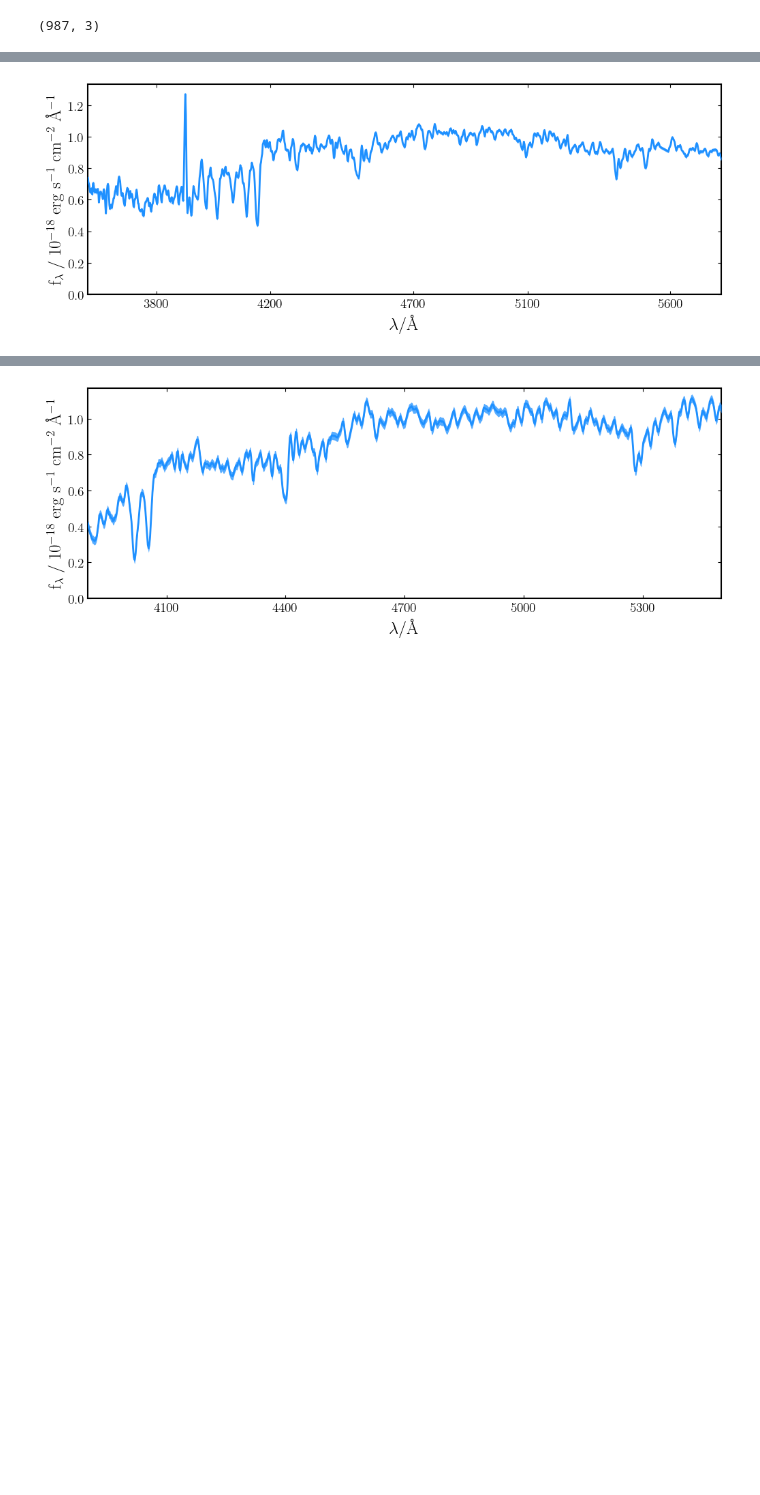
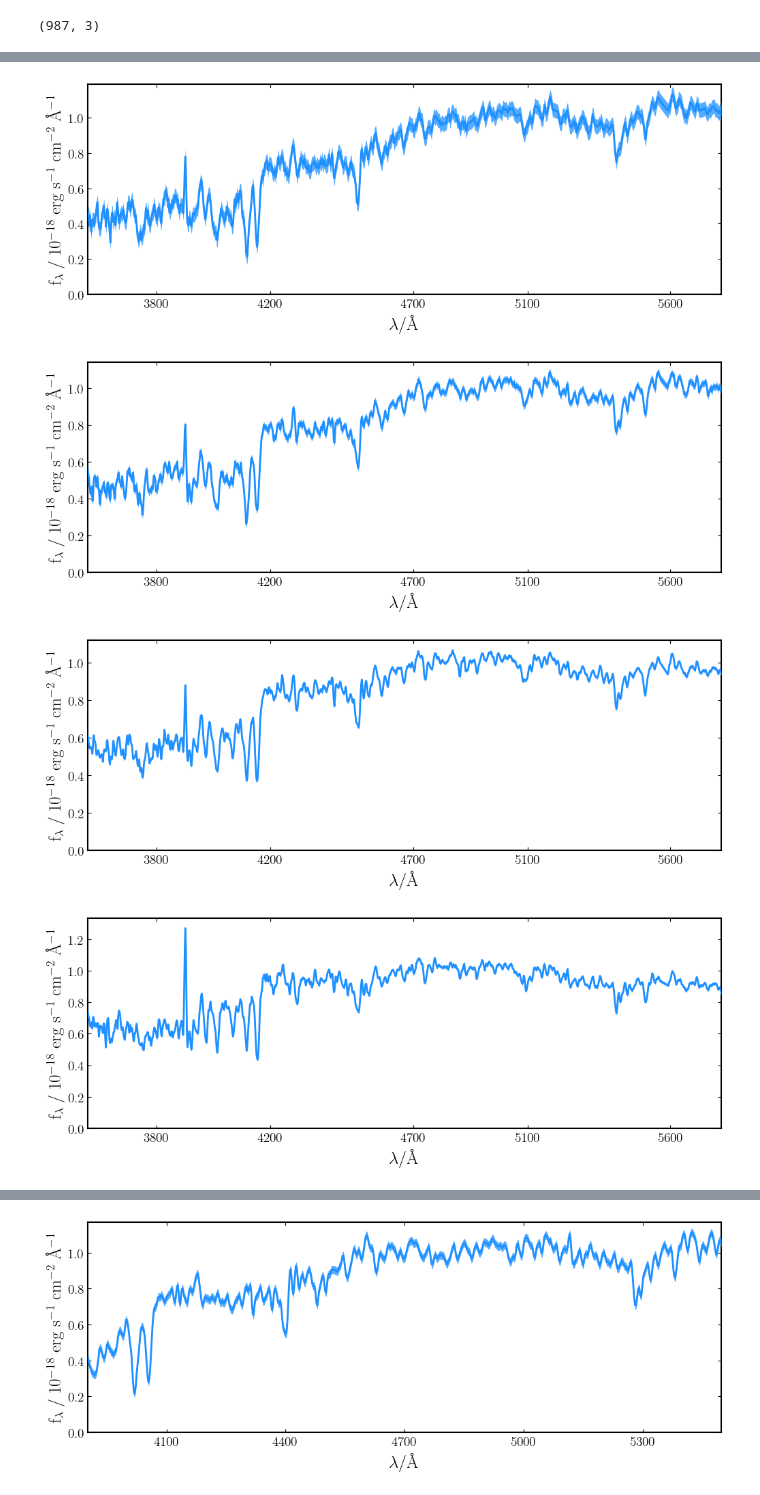
Before and after one commit to yoachim/glsbPaper, a Jupyter notebook: remake/load_spec_mask.ipynb, the cells around one changed output, grey strips where cells are left out. Saved outputs shown, nothing was run; the diff lists cells and outputs as text; code cells hidden in the pictures; blank space fills up the shorter version.

```diff
--- a/remake/load_spec_mask.ipynb
+++ b/remake/load_spec_mask.ipynb
@@ -32,16 +32,22 @@ def load_malin2(ID):
     rough_err[bp] = 1e6
 
     bp = np.where(wave > 5780)
-
     rough_spec[bp] = 0
     rough_err[bp] = 1e6
+
+    if ID == 5:
+        bp = np.where(wave > 5770)
+        rough_spec[bp] = 0
+        rough_err[bp] = 1e6
+
+        bp = np.where(wave < 3570)
+        rough_spec[bp] = 0
+        rough_err[bp] = 1e6
 
     rough_err[0:5] = 1e6
 
     good = np.where(rough_err < 1e6)
 
-
-
     spectrum = np.vstack([np.exp(load_malin2.f1['wave'])[good], rough_spec[good]*1e-18, rough_err[good]*1e-18])
 
 
@@ -96,10 +106,11 @@ plt.ylim([0,2])
 [figure]
 # %%
 # ok, we have a spectra loaded up. Not too shabby.
-ID_number = 3
-
-galaxy = pipes.galaxy(ID_number, load_malin2, filt_list=[], photometry_exists=False)
-
-fig, ax = galaxy.plot()
+for ID_number in range(6):
+    galaxy = pipes.galaxy(ID_number, load_malin2, filt_list=[], photometry_exists=False)
+    fig, ax = galaxy.plot()
 # %% [output]
-[figure, old version]
+[figure, new version]
+[figure, added]
+[figure, added]
+[figure, added]
```
Also changed, not shown: parts of 6 cells of this notebook, 2 other files.
